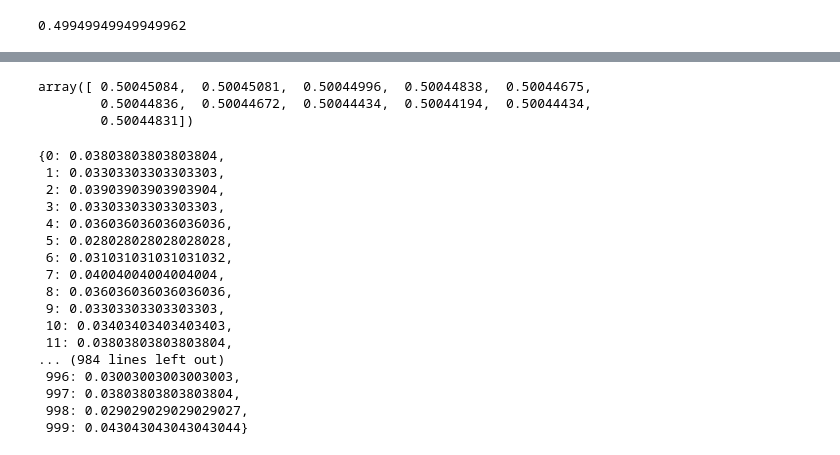
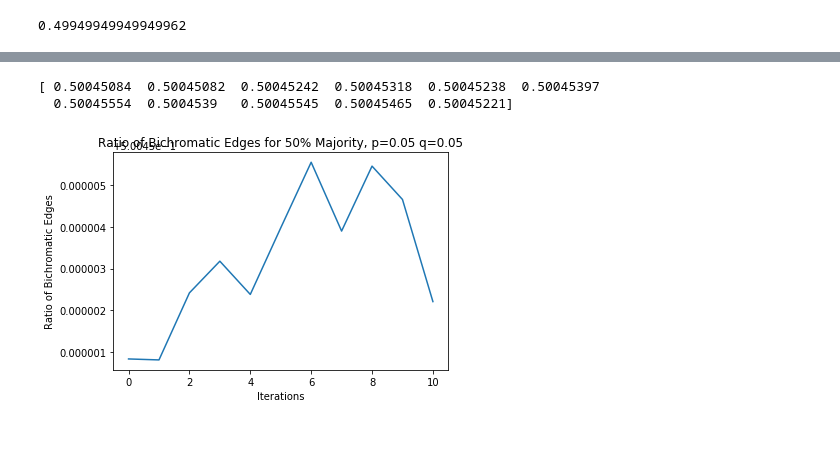
Before and after one commit to emmaling27/networks-research, a Jupyter notebook: stochastic_block_model.ipynb, the cells around one changed output, grey strips where cells are left out. Cells and saved outputs as stored; diff of their text form; code cells hidden in the pictures.

```diff
--- a/stochastic_block_model.ipynb
+++ b/stochastic_block_model.ipynb
@@ -97,9 +77,3 @@ def close_wedges(g, isalpha, alpha, iterations, new_friends_per_iter):
                 node = np.random.randint(0, g.number_of_nodes())
         bichromatic_ratios.append(get_bichromatic_ratio(g))
     return bichromatic_ratios
-# %%
-sample_size = 50
-bichromatic_ratio_matrix = []
-for seed in range(sample_size):
-    g = nx.generators.community.stochastic_block_model([size_maj, size_min], probs, seed=seed)
-    bichromatic_ratio_matrix.append(close_wedges(g, False, alpha, iterations, new_friends_per_iter))
@@ -126,8 +80,17 @@ bichromatic_ratios = np.average(bichromatic_ratio_matrix, axis=0)
 # %%
-plt.plot(range(len(bichromatic_ratios)), bichromatic_ratios)
-plt.xlabel("Iterations")
-plt.ylabel("Ratio of Bichromatic Edges")
-plt.title("Ratio of Bichromatic Edges for " + str(int(maj_min_ratio * 100)) + "% Majority, p=" +str(probs[0][0]) + " q=" + str(probs[0][1]))
-# plt.savefig("plots/bichromatic_ratio_maj_" + str(int(maj_min_ratio * 100)) + "g" + str(graph_size) + "_iters" + str(iterations) + "_type_bias" + "_alpha" + str(int(10 * alpha)))
-plt.savefig("plots/sbm_p=" + str(int(100*probs[0][0])) + "_q=" + str(int(100*probs[0][1])) + "biratio_maj_" + str(int(maj_min_ratio * 100)) + "g" + str(graph_size) + "_sample" + str(sample_size))
-plt.show()
+def plot_bichromatic_ratios_sbm(sample_size, graph_size, maj_min_ratio, probs, iterations, new_friends_per_iter):
+    size_maj = int(maj_min_ratio * graph_size)
+    size_min = int(graph_size - size_maj)
+    bichromatic_ratio_matrix = []
+    for seed in range(sample_size):
+        g = nx.generators.community.stochastic_block_model([size_maj, size_min], probs, seed=seed)
+        bichromatic_ratio_matrix.append(close_wedges(g, False, 1, iterations, new_friends_per_iter))
+    bichromatic_ratios = np.average(bichromatic_ratio_matrix, axis=0)
+    print(bichromatic_ratios)
+    plt.plot(range(len(bichromatic_ratios)), bichromatic_ratios)
+    plt.xlabel("Iterations")
+    plt.ylabel("Ratio of Bichromatic Edges")
+    plt.title("Ratio of Bichromatic Edges for " + str(int(maj_min_ratio * 100)) + "% Majority, p=" +str(probs[0][0]) + " q=" + str(probs[0][1]))
+    # plt.savefig("plots/bichromatic_ratio_maj_" + str(int(maj_min_ratio * 100)) + "g" + str(graph_size) + "_iters" + str(iterations) + "_type_bias" + "_alpha" + str(int(10 * alpha)))
+    plt.savefig("plots/sbm_p=" + str(int(100*probs[0][0])) + "_q=" + str(int(100*probs[0][1])) + "biratio_maj_" + str(int(maj_min_ratio * 100)) + "g" + str(graph_size) + "_sample" + str(sample_size))
+    plt.show()
@@ -136,26 +97,6 @@ plt.show()
-# %%
-bichromatic_ratios
-# %% [output]
-array([ 0.50045084,  0.50045081,  0.50044996,  0.50044838,  0.50044675,
-        0.50044836,  0.50044672,  0.50044434,  0.50044194,  0.50044434,
-        0.50044831])
-# %%
-nx.algorithms.centrality.degree_centrality(g)
-# %% [output]
-{0: 0.03803803803803804,
- 1: 0.03303303303303303,
- 2: 0.03903903903903904,
- 3: 0.03303303303303303,
- 4: 0.036036036036036036,
- 5: 0.028028028028028028,
- 6: 0.031031031031031032,
- 7: 0.04004004004004004,
- 8: 0.036036036036036036,
- 9: 0.03303303303303303,
- 10: 0.03403403403403403,
- 11: 0.03803803803803804,
-... (984 lines left out)
- 996: 0.03003003003003003,
- 997: 0.03803803803803804,
- 998: 0.029029029029029027,
- 999: 0.043043043043043044}
+# %%
+plot_bichromatic_ratios_sbm(50, 1000, .5, [[0.05, 0.05],[0.05, 0.05]], 10, 1)
+# %% [output]
+[ 0.50045084  0.50045082  0.50045242  0.50045318  0.50045238  0.50045397
+  0.50045554  0.5004539   0.50045545  0.50045465  0.50045221]
+[figure, added]
```
Also changed, not shown: parts of 13 cells of this notebook, 2 other files.
